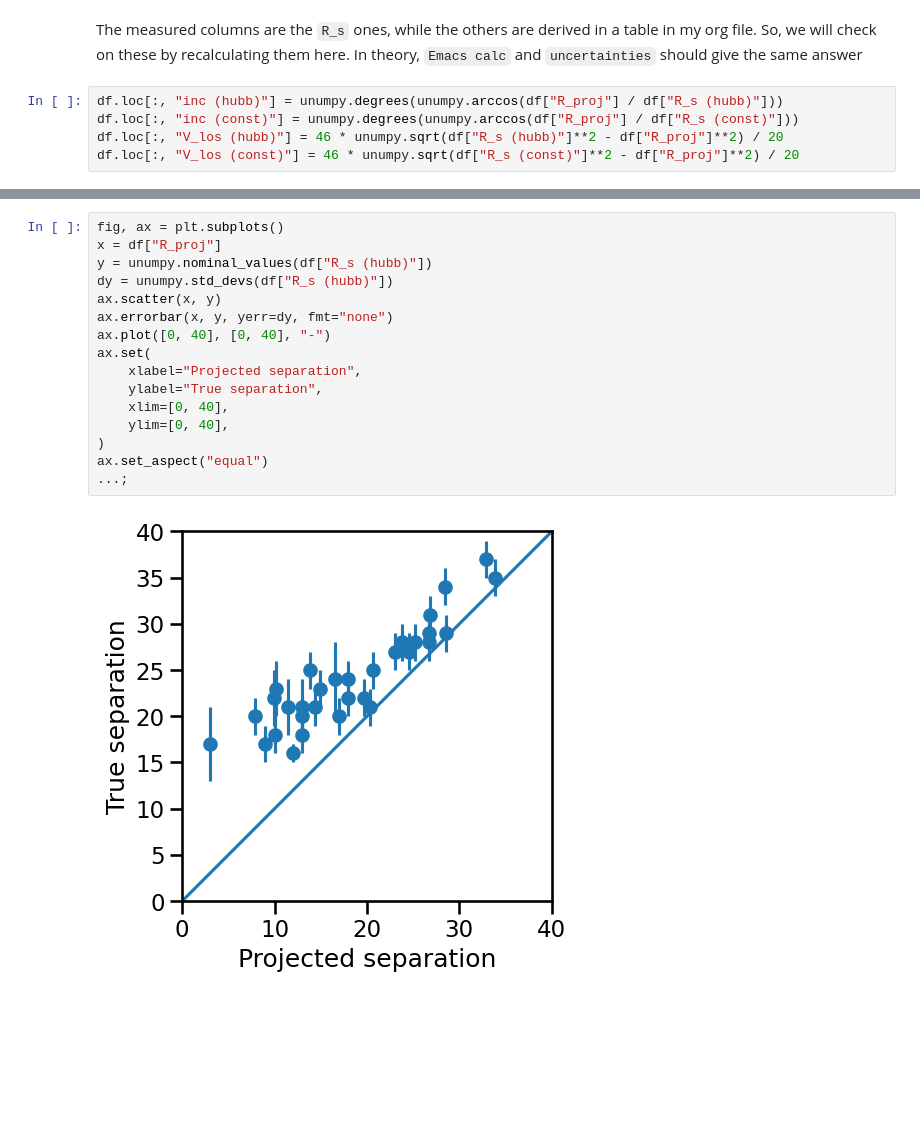
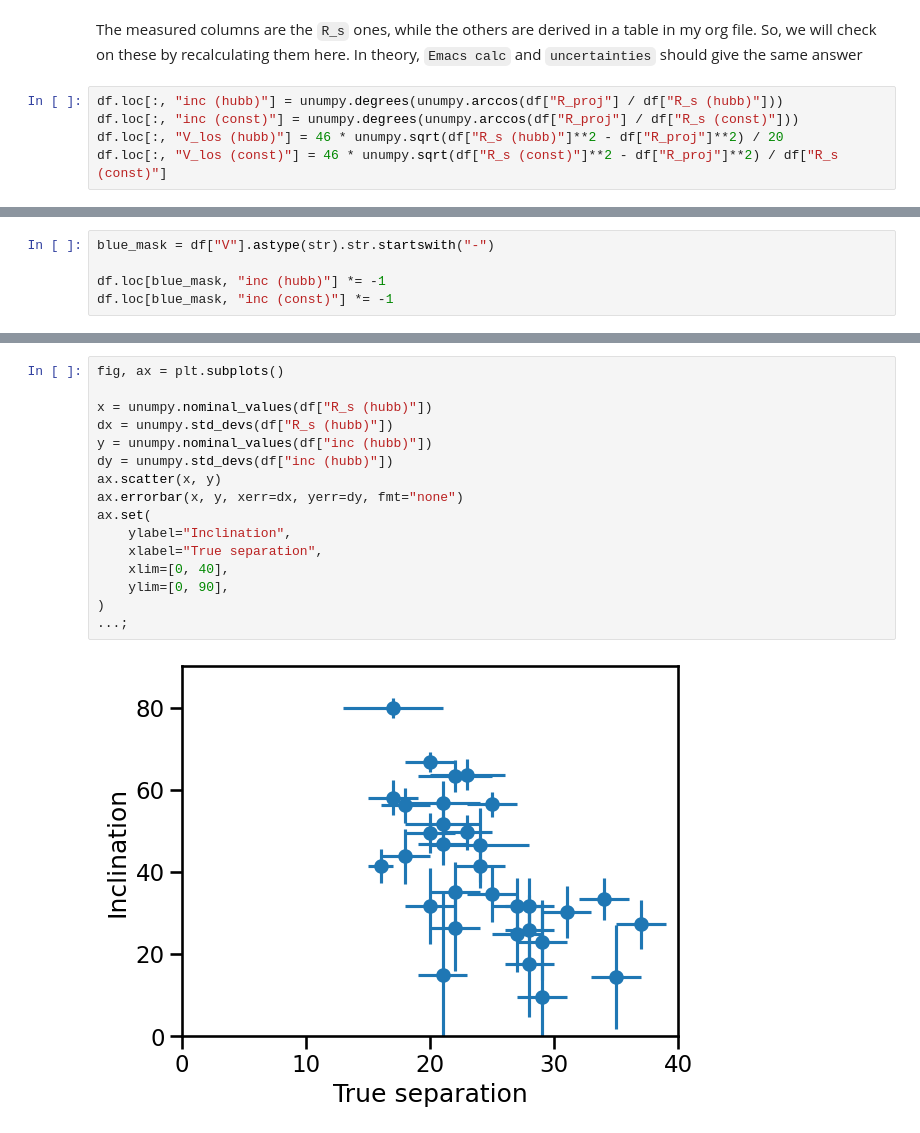
Before and after one commit to will-henney/globule-seminario, a Jupyter notebook: m1-67/knot-notebooks-will/knot-groups-kinematics.ipynb, the cells around one changed output, grey strips where cells are left out. Saved outputs shown, nothing was run; the diff lists cells and outputs as text; blank space fills up the shorter version.

Commit message:
Finish figures for the Zavala slit spectra analysis

```diff
--- a/m1-67/knot-notebooks-will/knot-groups-kinematics.ipynb
+++ b/m1-67/knot-notebooks-will/knot-groups-kinematics.ipynb
@@ -96,4 +96,4 @@ The measured columns are the `R_s` ones, while the others are derived in a table
 df.loc[:, "inc (hubb)"] = unumpy.degrees(unumpy.arccos(df["R_proj"] / df["R_s (hubb)"]))
 df.loc[:, "inc (const)"] = unumpy.degrees(unumpy.arccos(df["R_proj"] / df["R_s (const)"]))
 df.loc[:, "V_los (hubb)"] = 46 * unumpy.sqrt(df["R_s (hubb)"]**2 - df["R_proj"]**2) / 20
-df.loc[:, "V_los (const)"] = 46 * unumpy.sqrt(df["R_s (const)"]**2 - df["R_proj"]**2) / 20
+df.loc[:, "V_los (const)"] = 46 * unumpy.sqrt(df["R_s (const)"]**2 - df["R_proj"]**2) / df["R_s (const)"]
@@ -124,0 +100,5 @@ sns.set_context("talk")
+# %%
+blue_mask = df["V"].astype(str).str.startswith("-")
+
+df.loc[blue_mask, "inc (hubb)"] *= -1
+df.loc[blue_mask, "inc (const)"] *= -1
@@ -141,18 +154,18 @@ ax.set(
 # %%
 fig, ax = plt.subplots()
-x = df["R_proj"]
-y = unumpy.nominal_values(df["R_s (hubb)"])
-dy = unumpy.std_devs(df["R_s (hubb)"])
+
+x = unumpy.nominal_values(df["R_s (hubb)"])
+dx = unumpy.std_devs(df["R_s (hubb)"])
+y = unumpy.nominal_values(df["inc (hubb)"])
+dy = unumpy.std_devs(df["inc (hubb)"])
 ax.scatter(x, y)
-ax.errorbar(x, y, yerr=dy, fmt="none")
-ax.plot([0, 40], [0, 40], "-")
+ax.errorbar(x, y, xerr=dx, yerr=dy, fmt="none")
 ax.set(
-    xlabel="Projected separation",
-    ylabel="True separation",
+    ylabel="Inclination",
+    xlabel="True separation",
     xlim=[0, 40],
-    ylim=[0, 40],
+    ylim=[0, 90],
 )
-ax.set_aspect("equal")
 ...;
 # %% [output]
-[figure, old version]
+[figure, new version]
```
Also changed, not shown: parts of 8 cells of this notebook, 4 other files.
